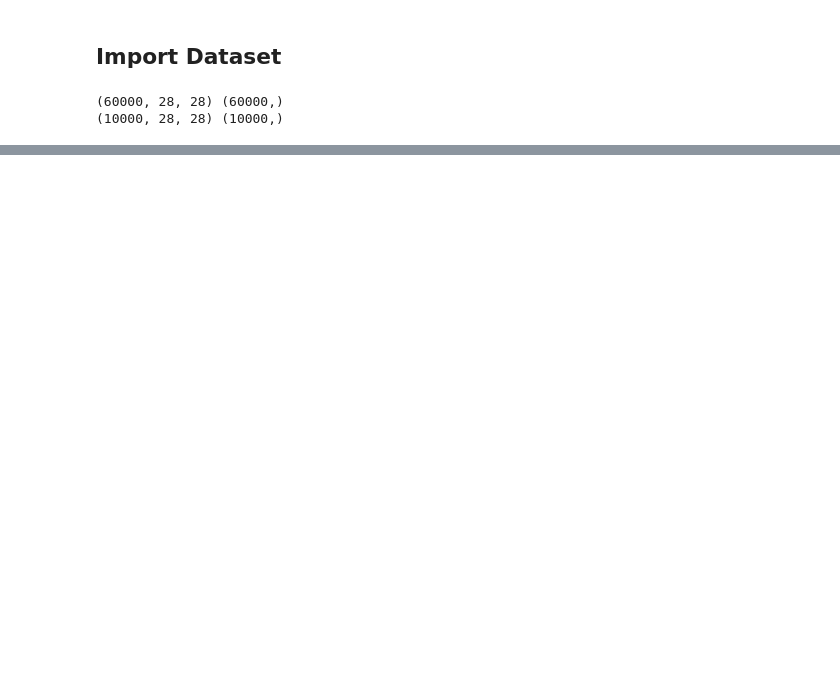
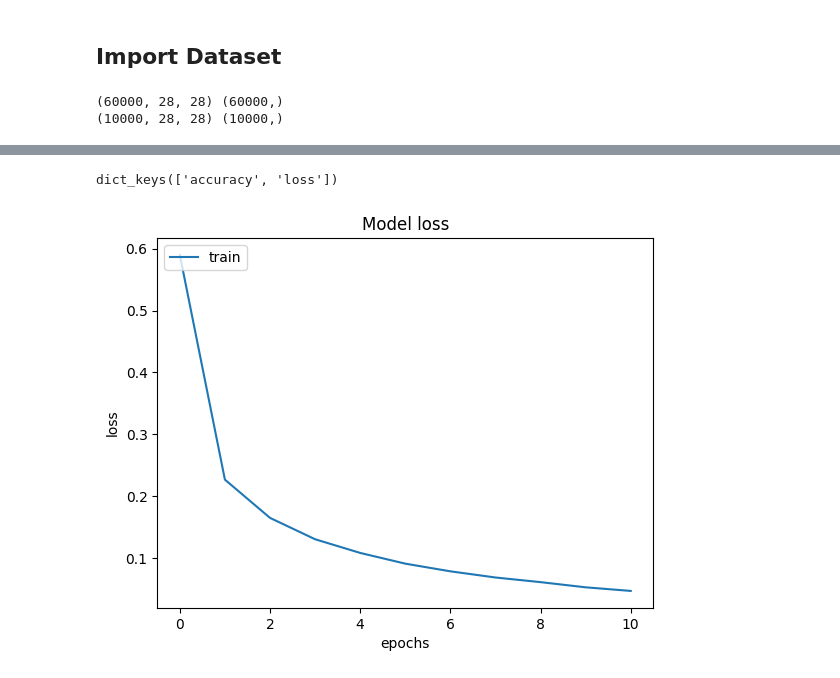
Before and after one commit to kriseax/MSAMinor2025, a Jupyter notebook: neural_networks/digit_recognition.ipynb, the cells around one changed output, grey strips where cells are left out. Saved outputs shown, nothing was run; the diff lists cells and outputs as text; code cells hidden in the pictures; blank space fills up the shorter version.

```diff
--- a/neural_networks/digit_recognition.ipynb
+++ b/neural_networks/digit_recognition.ipynb
@@ -56,0 +88,4 @@ for i in range(num_classes):
+# %%
+#normalize the images
+X_train = X_train / 255.0
+X_test = X_test / 255.0
@@ -56,0 +96,5 @@ for i in range(num_classes):
+# %%
+#reshape the images
+X_train = X_train.reshape(X_train.shape[0], -1)
+X_test = X_test.reshape(X_test.shape[0], -1)
+X_train.shape
@@ -56,0 +103,11 @@ for i in range(num_classes):
+# %%
+#Create the neural network model
+model = Sequential()
+
+model.add(Dense(units=128, input_shape=(784,), activation="relu"))
+model.add(Dense(units=128, activation="relu"))
+model.add(Dropout(0.25))
+model.add(Dense(units=10, activation="softmax"))
+
+model.compile(loss="categorical_crossentropy", optimizer="adam", metrics=["accuracy"])
+model.summary()
@@ -56,0 +130,4 @@ for i in range(num_classes):
+# %%
+BATCH_SIZE = 512
+epochs = 11
+history = model.fit(x=X_train, y=y_train, batch_size=BATCH_SIZE, epochs=epochs)
@@ -56,0 +165,14 @@ for i in range(num_classes):
+# %%
+print(history.history.keys())
+# %% [output]
+dict_keys(['accuracy', 'loss'])
+# %%
+#summarize the model loss
+plt.plot(history.history['loss'])
+plt.title('Model loss')
+plt.ylabel('loss')
+plt.xlabel('epochs')
+plt.legend(['train'], loc='upper left')
+plt.show()
+# %% [output]
+[figure, added]
```
Also changed, not shown: parts of 16 cells of this notebook.
